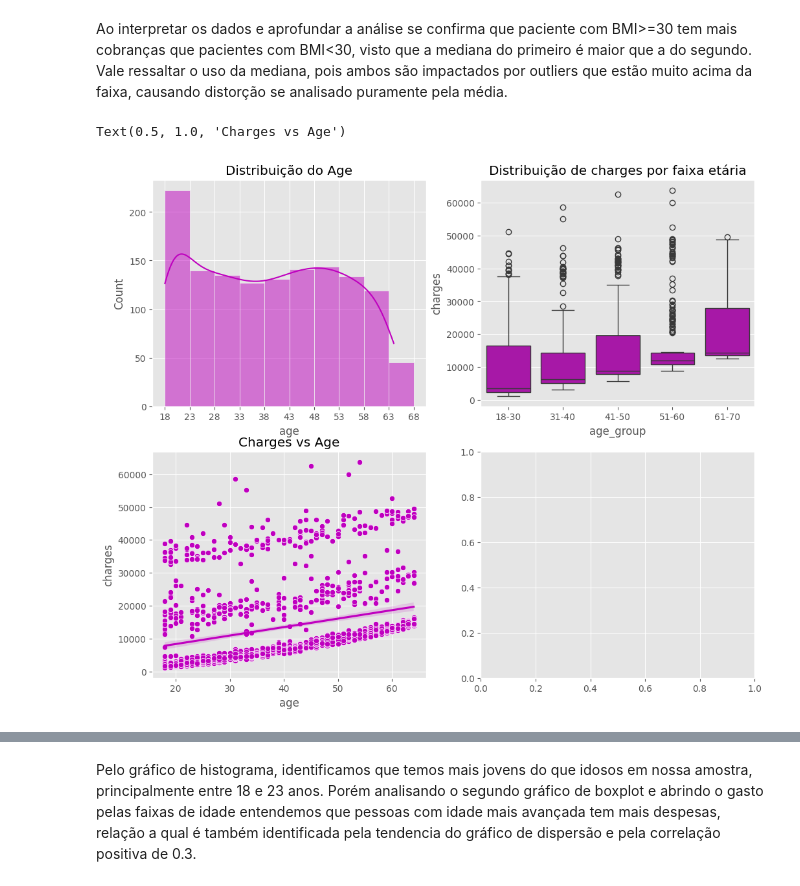
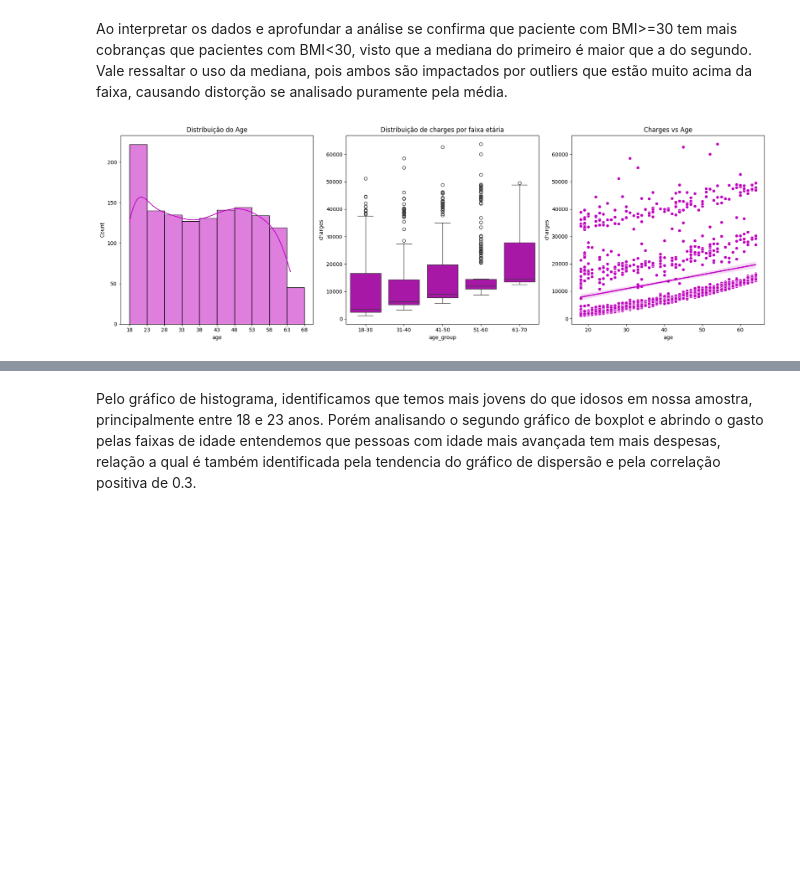
Before and after one commit to magaul/insurance, a Jupyter notebook: insurance.ipynb, the cells around one changed output, grey strips where cells are left out. Drawn from its saved outputs; the diff is of its cells as text; code cells hidden in the pictures; blank space fills up the shorter version.

```diff
--- a/insurance.ipynb
+++ b/insurance.ipynb
@@ -127,25 +124,28 @@ Passing `palette` without assigning `hue` is deprecated and will be removed in v
 Ao interpretar os dados e aprofundar a análise se confirma que paciente com BMI>=30 tem mais cobranças que pacientes com BMI<30, visto que a mediana do primeiro é maior que a do segundo. Vale ressaltar o uso da mediana, pois ambos são impactados por outliers que estão muito acima da faixa, causando distorção se analisado puramente pela média.
 # %%
 # local e configuracao do plot
-fig, ax = plt.subplots(2, 2, figsize=(12, 10))
-# Primeiro gráfico é a distribuição do BMI
+fig, ax = plt.subplots(1, 3, figsize=(18, 6))
+
+# Primeiro gráfico: distribuição do Age
 bins = range(insurance['age'].min(), insurance['age'].max() + 5, 5)
-sns.histplot(insurance['age'], ax=ax[0,0], color='m', kde=True, bins=bins)
-ax[0,0].set_title('Distribuição do Age')
-ax[0,0].set_xticks(list(bins))
-ax[0,0].set_title('Distribuição do Age')
-# Segundo gráfico é a distribuição de charges por faixa etária
+sns.histplot(insurance['age'], ax=ax[0], color='m', kde=True, bins=bins)
+ax[0].set_title('Distribuição do Age')
+ax[0].set_xticks(list(bins))
+
+# Segundo gráfico: distribuição de charges por faixa etária
 bins = [18, 30, 40, 50, 60, 70]
 labels = ['18-30', '31-40', '41-50', '51-60', '61-70']
 insurance['age_group'] = pd.cut(insurance['age'], bins=bins, labels=labels)
-sns.boxplot(data=insurance, x='age_group', y='charges', ax=ax[0,1], color='m')
-ax[0,1].set_title('Distribuição de charges por faixa etária')
-#Terceiro gráfico é a dispersão entre cobrança e bmi
-sns.scatterplot(x='age', y='charges', data=insurance, ax=ax[1,0], color='m')
-sns.regplot(x='age', y='charges', data=insurance, ax=ax[1,0], scatter=False, color='m')
-ax[1,0].set_title('Charges vs Age')
+sns.boxplot(data=insurance, x='age_group', y='charges', ax=ax[1], color='m')
+ax[1].set_title('Distribuição de charges por faixa etária')
+
+# Terceiro gráfico: dispersão entre age e charges
+sns.scatterplot(x='age', y='charges', data=insurance, ax=ax[2], color='m')
+sns.regplot(x='age', y='charges', data=insurance, ax=ax[2], scatter=False, color='m')
+ax[2].set_title('Charges vs Age')
+
+plt.tight_layout()
 # %% [output]
-Text(0.5, 1.0, 'Charges vs Age')
-[figure, old version]
+[figure, new version]
 # %%
 insurance.age.corr(insurance.charges)
```
Also changed, not shown: parts of 4 cells of this notebook.
